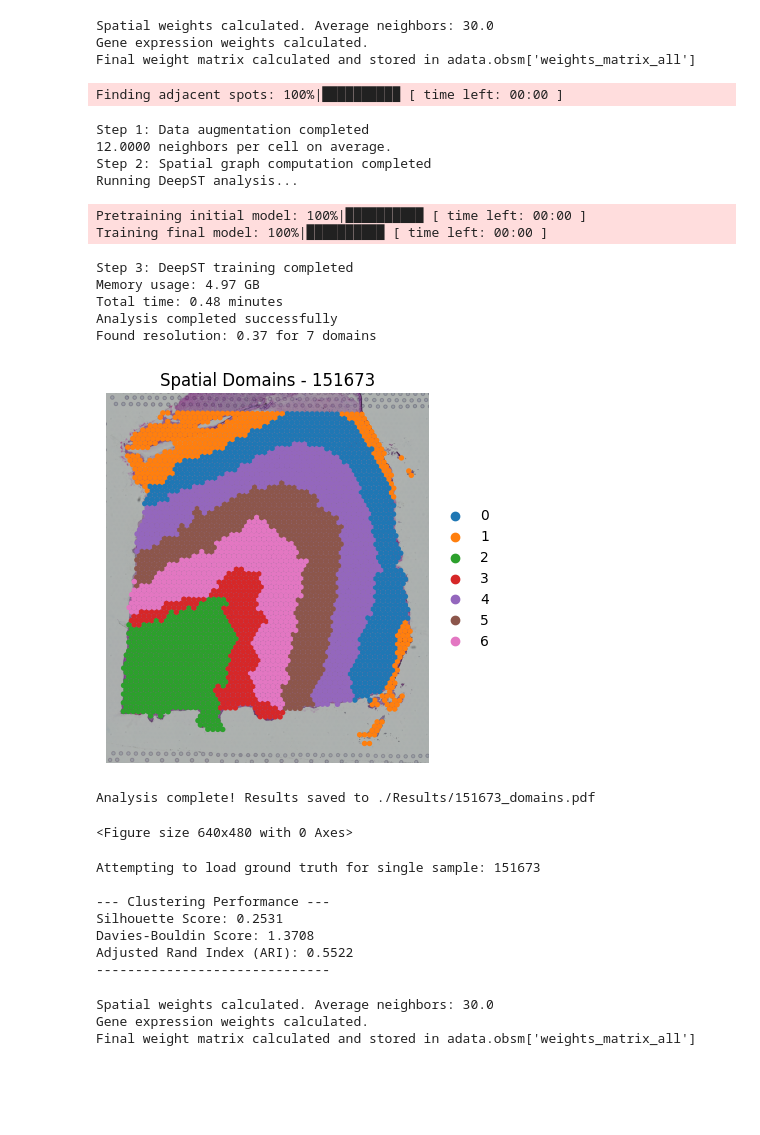
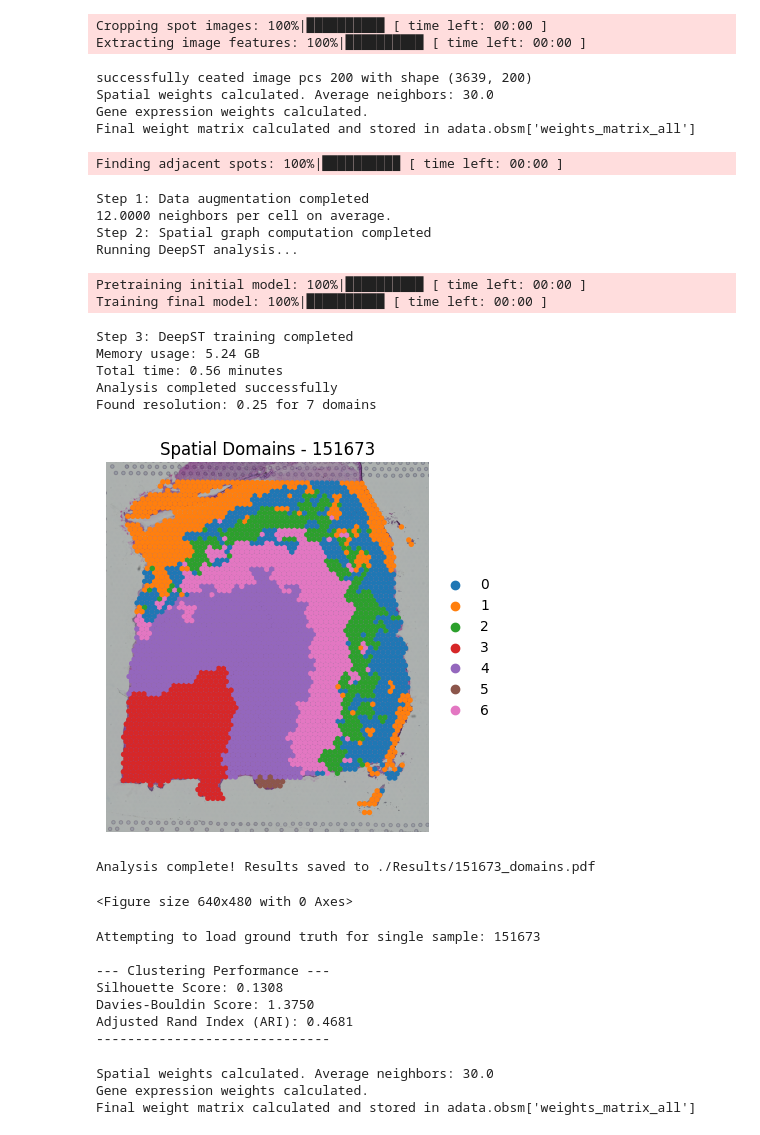
Before and after one commit to HarshaSatyavardhan/DeepST, a Jupyter notebook: run_deepst.ipynb, the cells around one changed output. Cells and saved outputs as stored; diff of their text form; code cells hidden in the pictures; blank space fills up the shorter version.

```diff
--- a/run_deepst.ipynb
+++ b/run_deepst.ipynb
@@ -34,7 +34,7 @@ adata = deepst._get_adata(
 )
 
 # Optional: Incorporate H&E image features (skip if not available)
-# adata = deepst._get_image_crop(adata, data_name=SAMPLE_ID)
+adata = deepst._get_image_crop(adata, data_name=SAMPLE_ID)
 
 if "image_pca_200" in adata.obsm:
     print(f"successfully ceated image pcs 200 with shape {adata.obsm['image_pca_200'].shape}")
@@ -65,51 +65,54 @@ data = deepst._data_process(
 deepst_embed = deepst._fit(
     data=data,
     graph_dict=graph_dict,
     image_features=adata.obsm["image_pca_200"]
 )
 adata.obsm["DeepST_embed"] = deepst_embed
 
 # ========== Spatial Domain Detection ==========
 # Cluster spots into spatial domains
 adata = deepst._get_cluster_data(
     adata,
     n_domains=N_DOMAINS,     # Expected number of domains
     priori=True              # Use prior knowledge if available
 )
 
 # ========== Visualization & Output ==========
 # Plot spatial domains
 sc.pl.spatial(
     adata,
     color=["DeepST_refine_domain"],  # Color by domain
     frameon=False,
     spot_size=150,
     title=f"Spatial Domains - {SAMPLE_ID}"
 )
 
 # Save results
 output_file = os.path.join(RESULTS_DIR, f"{SAMPLE_ID}_domains.pdf")
 plt.savefig(output_file, bbox_inches="tight", dpi=300)
 print(f"Analysis complete! Results saved to {output_file}")
 # %% [output]
-Spatial weights calculated. Average neighbors: 30.0
-Gene expression weights calculated.
-Final weight matrix calculated and stored in adata.obsm['weights_matrix_all']
+Cropping spot images: 100%|██████████ [ time left: 00:00 ]
+Extracting image features: 100%|██████████ [ time left: 00:00 ]
-Finding adjacent spots: 100%|██████████ [ time left: 00:00 ]
+successfully ceated image pcs 200 with shape (3639, 200)
+Spatial weights calculated. Average neighbors: 30.0
+Gene expression weights calculated.
+Final weight matrix calculated and stored in adata.obsm['weights_matrix_all']
-Step 1: Data augmentation completed
-12.0000 neighbors per cell on average.
-Step 2: Spatial graph computation completed
-Running DeepST analysis...
+Finding adjacent spots: 100%|██████████ [ time left: 00:00 ]
-Pretraining initial model: 100%|██████████ [ time left: 00:00 ]
-Training final model: 100%|██████████ [ time left: 00:00 ]
+Step 1: Data augmentation completed
+12.0000 neighbors per cell on average.
+Step 2: Spatial graph computation completed
+Running DeepST analysis...
-Step 3: DeepST training completed
-Memory usage: 4.97 GB
-Total time: 0.48 minutes
-Analysis completed successfully
-Found resolution: 0.37 for 7 domains
+Pretraining initial model: 100%|██████████ [ time left: 00:00 ]
+Training final model: 100%|██████████ [ time left: 00:00 ]
+Step 3: DeepST training completed
+Memory usage: 5.24 GB
+Total time: 0.56 minutes
+Analysis completed successfully
+Found resolution: 0.25 for 7 domains
-[figure, old version]
+[figure, new version]
-Analysis complete! Results saved to ./Results/151673_domains.pdf
-<Figure size 640x480 with 0 Axes>
+Analysis complete! Results saved to ./Results/151673_domains.pdf
+<Figure size 640x480 with 0 Axes>
 # %%
 from sklearn.metrics import adjusted_rand_score, silhouette_score, davies_bouldin_score
 import pandas as pd
@@ -185,9 +188,9 @@ print(f"------------------------------\n")
 Attempting to load ground truth for single sample: 151673
 
 --- Clustering Performance ---
-Silhouette Score: 0.2531
-Davies-Bouldin Score: 1.3708
-Adjusted Rand Index (ARI): 0.5522
+Silhouette Score: 0.1308
+Davies-Bouldin Score: 1.3750
+Adjusted Rand Index (ARI): 0.4681
 ------------------------------
 # %%
 import os
```
Also changed, not shown: 2 other files.
